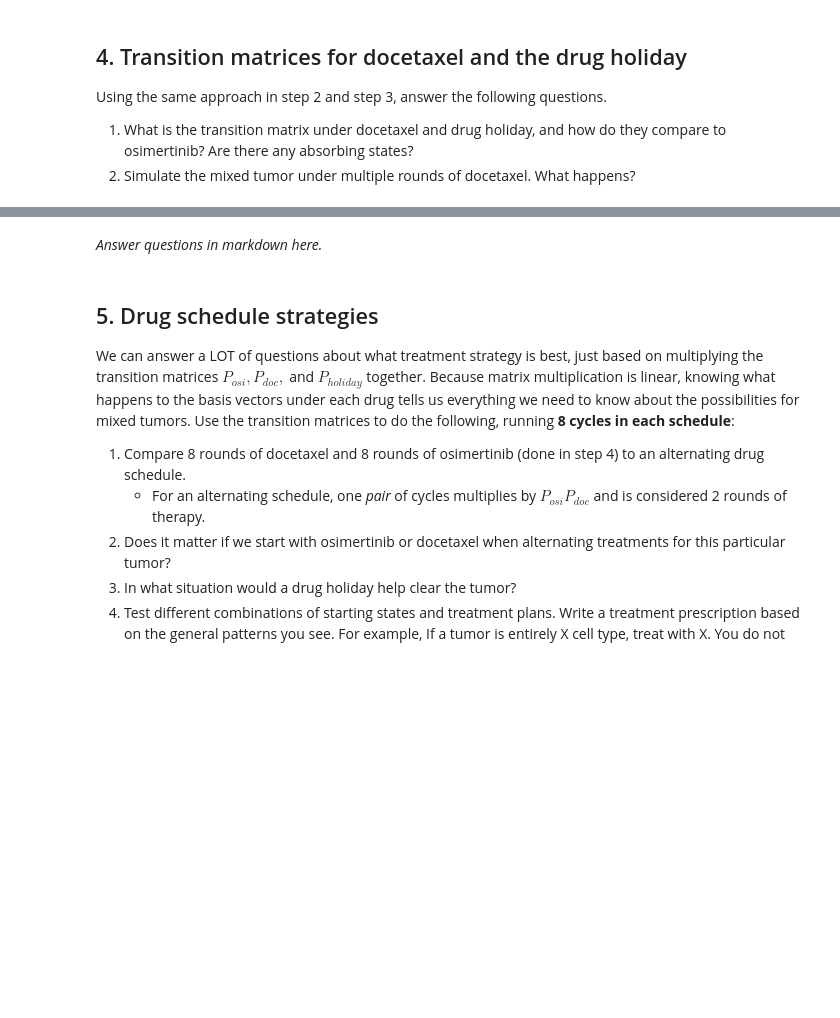
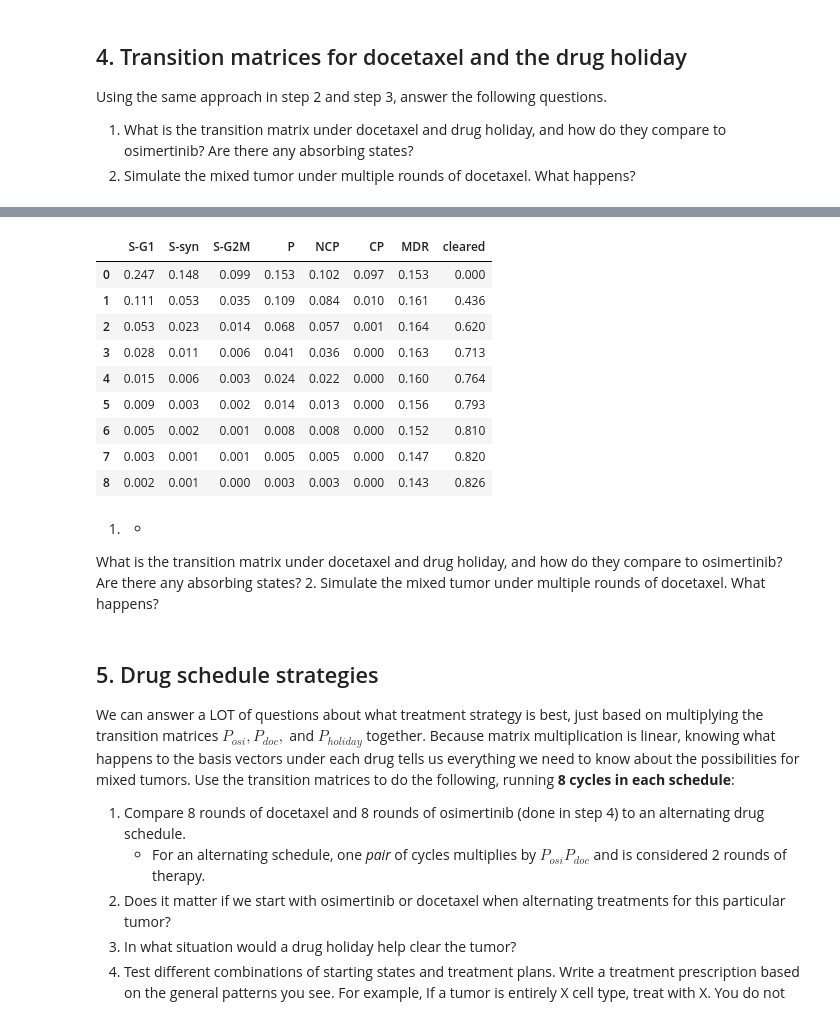
Before and after one commit to ae-phillips/uu_markov, a Jupyter notebook: lab_2/Lab09_markov_chain_cells.ipynb, the cells around one changed output, grey strips where cells are left out. Saved outputs shown, nothing was run; the diff lists cells and outputs as text; code cells hidden in the pictures; blank space fills up the shorter version.

Commit message:
question 4 edits

```diff
--- a/lab_2/Lab09_markov_chain_cells.ipynb
+++ b/lab_2/Lab09_markov_chain_cells.ipynb
@@ -367,7 +408,26 @@ P_holiday = ...   # TODO
 # %%
 # Simulate the evolution of pi_mix under docetaxel
+
+traj_doc = evolve(pi_mix, P_doc, 8)
+
+pd.DataFrame(traj_doc, columns = OUTCOMES).round(3)
+# %% [output]
+|  | S-G1 | S-syn | S-G2M | P | NCP | CP | MDR | cleared |
+| 0 | 0.247 | 0.148 | 0.099 | 0.153 | 0.102 | 0.097 | 0.153 | 0.000 |
+| 1 | 0.111 | 0.053 | 0.035 | 0.109 | 0.084 | 0.010 | 0.161 | 0.436 |
+| 2 | 0.053 | 0.023 | 0.014 | 0.068 | 0.057 | 0.001 | 0.164 | 0.620 |
+| 3 | 0.028 | 0.011 | 0.006 | 0.041 | 0.036 | 0.000 | 0.163 | 0.713 |
+| 4 | 0.015 | 0.006 | 0.003 | 0.024 | 0.022 | 0.000 | 0.160 | 0.764 |
+| 5 | 0.009 | 0.003 | 0.002 | 0.014 | 0.013 | 0.000 | 0.156 | 0.793 |
+| 6 | 0.005 | 0.002 | 0.001 | 0.008 | 0.008 | 0.000 | 0.152 | 0.810 |
+| 7 | 0.003 | 0.001 | 0.001 | 0.005 | 0.005 | 0.000 | 0.147 | 0.820 |
+| 8 | 0.002 | 0.001 | 0.000 | 0.003 | 0.003 | 0.000 | 0.143 | 0.826 |
 # %% [markdown]
-*Answer questions in markdown here.*
+1. *
+
+
+What is the transition matrix under docetaxel and drug holiday, and how do they compare to osimertinib? Are there any absorbing states?
+2. Simulate the mixed tumor under multiple rounds of docetaxel. What happens?
 # %% [markdown]
 ## 5. Drug schedule strategies
 
```
Also changed, not shown: parts of 2 cells of this notebook.
